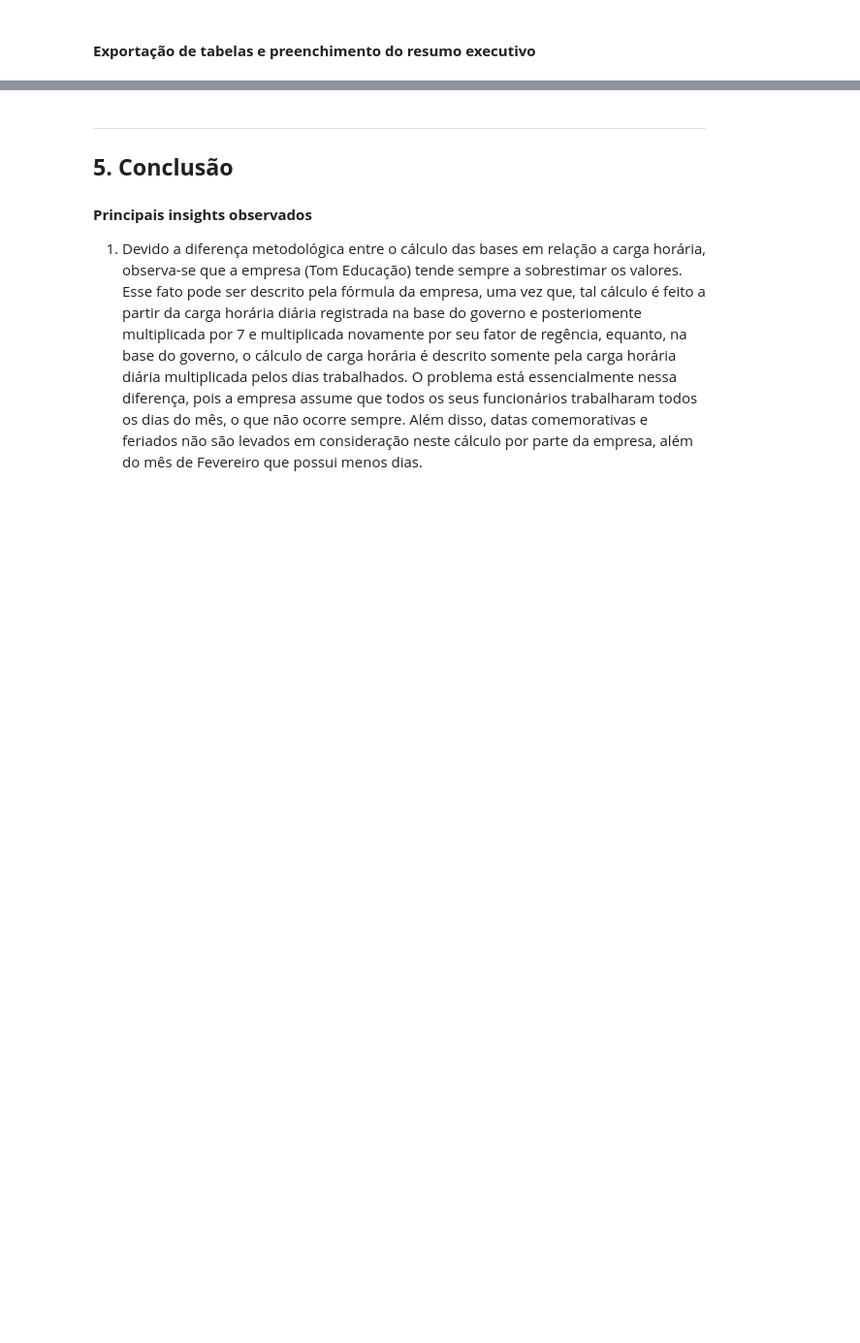
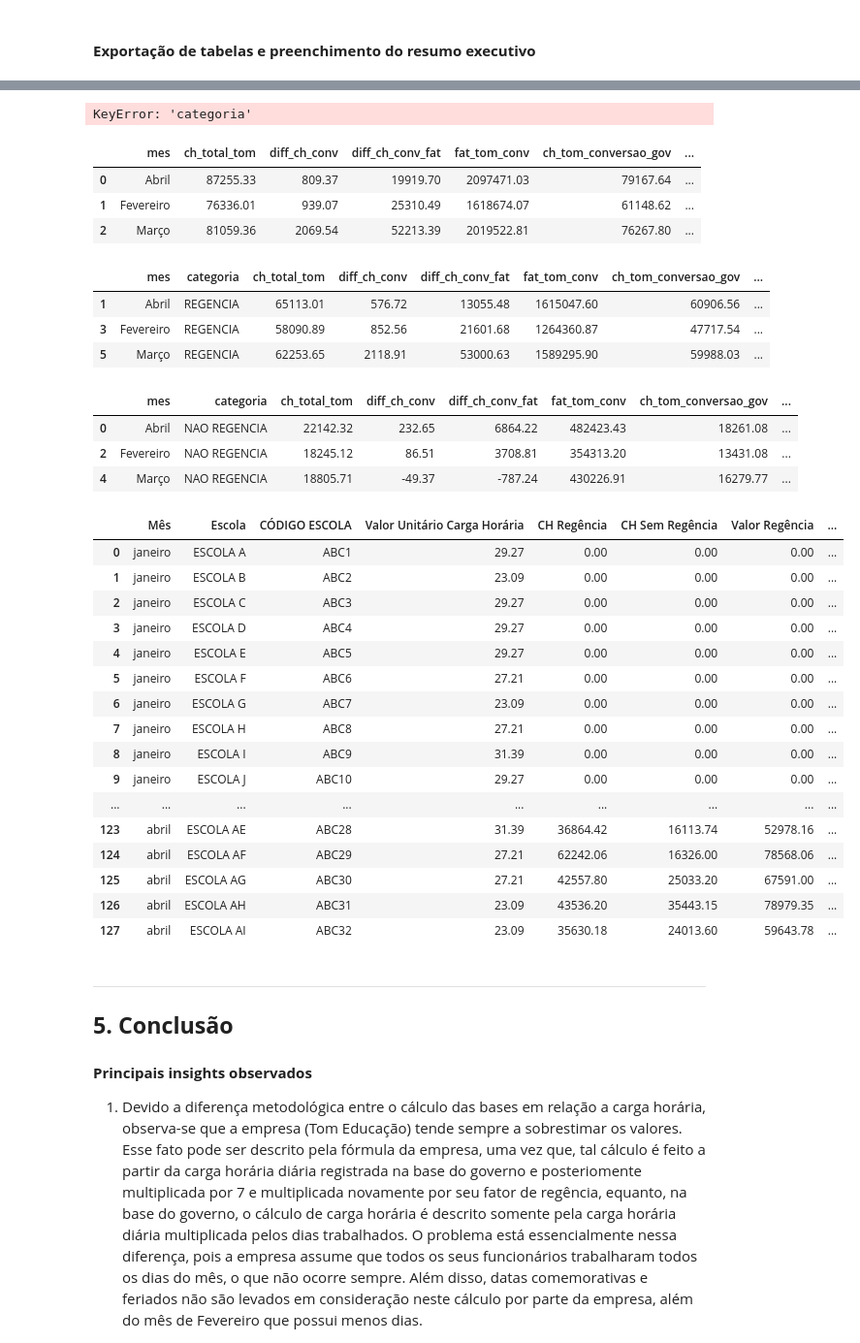
Before and after one commit to raulward/tec_case_tom_educacao, a Jupyter notebook: notebooks/main.ipynb, the cells around one changed output, grey strips where cells are left out. Shown at 97% size. Saved outputs shown, nothing was run; the diff lists cells and outputs as text; code cells hidden in the pictures; blank space fills up the shorter version.

```diff
--- a/notebooks/main.ipynb
+++ b/notebooks/main.ipynb
@@ -1810,0 +1845,68 @@ complete_grouped.head()
+# %%
+resume_regency = resume[resume['categoria'] == 'REGENCIA']
+resume_non_regency = resume[resume['categoria'] == 'NAO REGENCIA']
+
+resume = (
+    resume
+    .groupby(['mes'])
+    .agg({
+        'ch_total_tom': 'sum',
+        'diff_ch_conv': 'sum',
+        'diff_ch_conv_fat': 'sum',
+        'fat_tom_conv': 'sum',
+        'ch_tom_conversao_gov': 'sum',
+        'diff_ch_conv_fat': 'sum',
+        'ch_total_gov': 'sum',
+        'diff_ch_conv': 'sum'
+    })
+    .reset_index()
+)
+
+resume['diff_pct'] = (resume['diff_ch_conv'] / resume['ch_total_gov'] * 100).round(2)
+# %% [output]
+KeyError: 'categoria'
+# %%
+resume['corrected_fat'] = resume['fat_tom_conv'] + resume['diff_ch_conv_fat']
+resume
+# %% [output]
+|  | mes | ch_total_tom | diff_ch_conv | diff_ch_conv_fat | fat_tom_conv | ch_tom_conversao_gov | ... |
+| 0 | Abril | 87255.33 | 809.37 | 19919.70 | 2097471.03 | 79167.64 | ... |
+| 1 | Fevereiro | 76336.01 | 939.07 | 25310.49 | 1618674.07 | 61148.62 | ... |
+| 2 | Março | 81059.36 | 2069.54 | 52213.39 | 2019522.81 | 76267.80 | ... |
+# %%
+resume_regency
+# %% [output]
+|  | mes | categoria | ch_total_tom | diff_ch_conv | diff_ch_conv_fat | fat_tom_conv | ch_tom_conversao_gov | ... |
+| 1 | Abril | REGENCIA | 65113.01 | 576.72 | 13055.48 | 1615047.60 | 60906.56 | ... |
+| 3 | Fevereiro | REGENCIA | 58090.89 | 852.56 | 21601.68 | 1264360.87 | 47717.54 | ... |
+| 5 | Março | REGENCIA | 62253.65 | 2118.91 | 53000.63 | 1589295.90 | 59988.03 | ... |
+# %%
+resume_non_regency
+# %% [output]
+|  | mes | categoria | ch_total_tom | diff_ch_conv | diff_ch_conv_fat | fat_tom_conv | ch_tom_conversao_gov | ... |
+| 0 | Abril | NAO REGENCIA | 22142.32 | 232.65 | 6864.22 | 482423.43 | 18261.08 | ... |
+| 2 | Fevereiro | NAO REGENCIA | 18245.12 | 86.51 | 3708.81 | 354313.20 | 13431.08 | ... |
+| 4 | Março | NAO REGENCIA | 18805.71 | -49.37 | -787.24 | 430226.91 | 16279.77 | ... |
+# %%
+columns_names = pd.read_excel(FILE_PATH, sheet_name=SHEET_KEYS[1]).columns
+hc_p_s_copy.columns = columns_names
+
+hc_p_s_copy
+# %% [output]
+|  | Mês | Escola | CÓDIGO ESCOLA | Valor Unitário Carga Horária | CH Regência | CH Sem Regência | Valor Regência | ... |
+| 0 | janeiro | ESCOLA A | ABC1 | 29.27 | 0.00 | 0.00 | 0.00 | ... |
+| 1 | janeiro | ESCOLA B | ABC2 | 23.09 | 0.00 | 0.00 | 0.00 | ... |
+| 2 | janeiro | ESCOLA C | ABC3 | 29.27 | 0.00 | 0.00 | 0.00 | ... |
+| 3 | janeiro | ESCOLA D | ABC4 | 29.27 | 0.00 | 0.00 | 0.00 | ... |
+| 4 | janeiro | ESCOLA E | ABC5 | 29.27 | 0.00 | 0.00 | 0.00 | ... |
+| 5 | janeiro | ESCOLA F | ABC6 | 27.21 | 0.00 | 0.00 | 0.00 | ... |
+| 6 | janeiro | ESCOLA G | ABC7 | 23.09 | 0.00 | 0.00 | 0.00 | ... |
+| 7 | janeiro | ESCOLA H | ABC8 | 27.21 | 0.00 | 0.00 | 0.00 | ... |
+| 8 | janeiro | ESCOLA I | ABC9 | 31.39 | 0.00 | 0.00 | 0.00 | ... |
+| 9 | janeiro | ESCOLA J | ABC10 | 29.27 | 0.00 | 0.00 | 0.00 | ... |
+| ... | ... | ... | ... | ... | ... | ... | ... | ... |
+| 123 | abril | ESCOLA AE | ABC28 | 31.39 | 36864.42 | 16113.74 | 52978.16 | ... |
+| 124 | abril | ESCOLA AF | ABC29 | 27.21 | 62242.06 | 16326.00 | 78568.06 | ... |
+| 125 | abril | ESCOLA AG | ABC30 | 27.21 | 42557.80 | 25033.20 | 67591.00 | ... |
+| 126 | abril | ESCOLA AH | ABC31 | 23.09 | 43536.20 | 35443.15 | 78979.35 | ... |
+| 127 | abril | ESCOLA AI | ABC32 | 23.09 | 35630.18 | 24013.60 | 59643.78 | ... |
```
Also changed, not shown: parts of 15 cells of this notebook, 1 other file.
